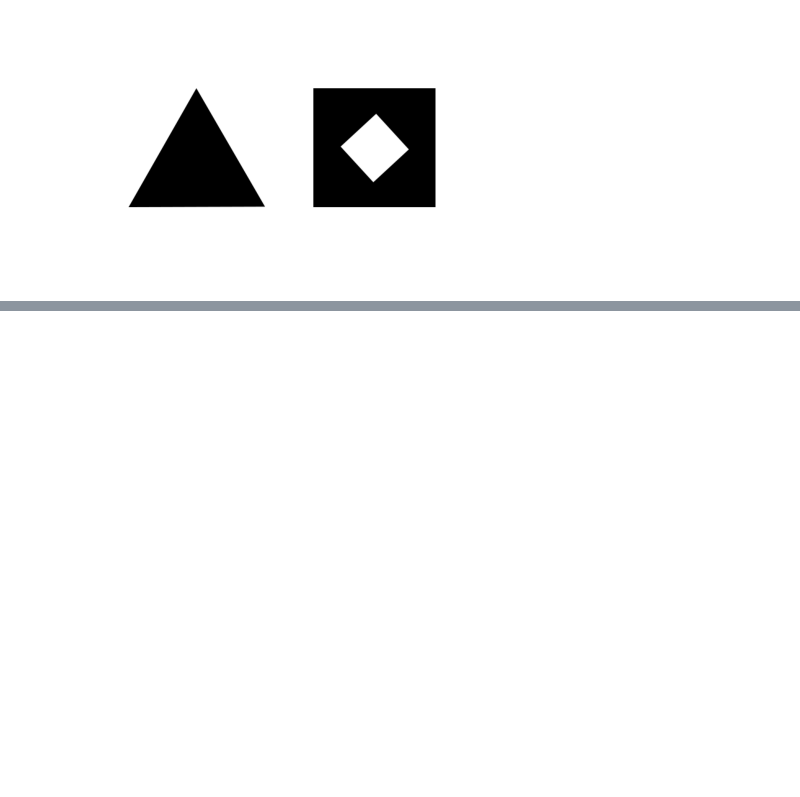
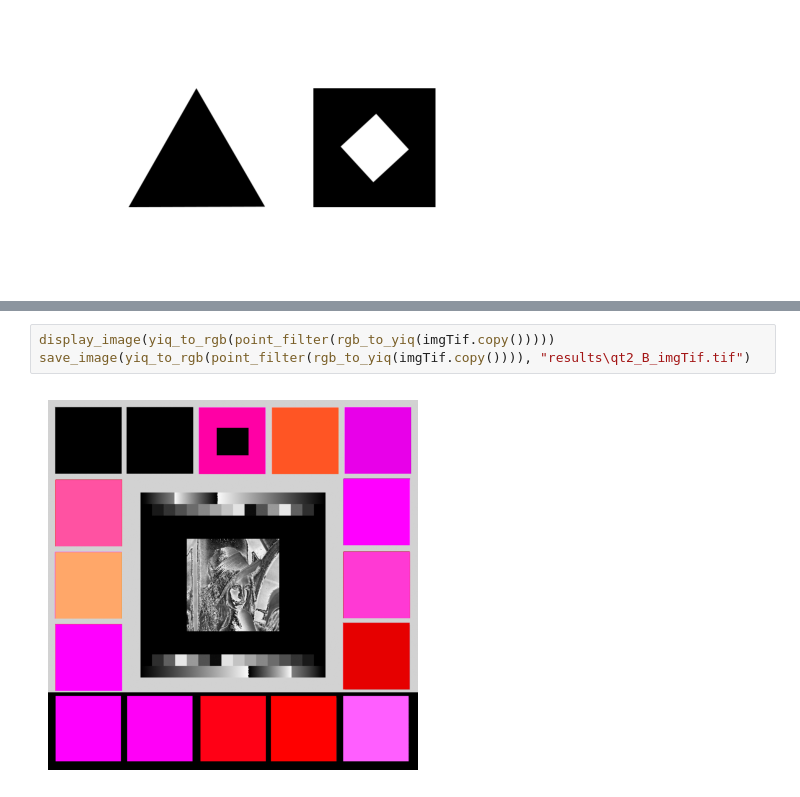
Before and after one commit to BarrosLucas/PracticeHomework, a Jupyter notebook: pdi.ipynb, the cells around one changed output, grey strips where cells are left out. Drawn from its saved outputs; the diff is of its cells as text; blank space fills up the shorter version.

```diff
--- a/pdi.ipynb
+++ b/pdi.ipynb
@@ -200,0 +218,5 @@ display_image(imgPng)
+# %%
+display_image(yiq_to_rgb(point_filter(rgb_to_yiq(imgTif.copy()))))
+save_image(yiq_to_rgb(point_filter(rgb_to_yiq(imgTif.copy()))), "results\qt2_B_imgTif.tif")
+# %% [output]
+[figure, added]
```
Also changed, not shown: parts of 7 cells of this notebook, 1 other file.
